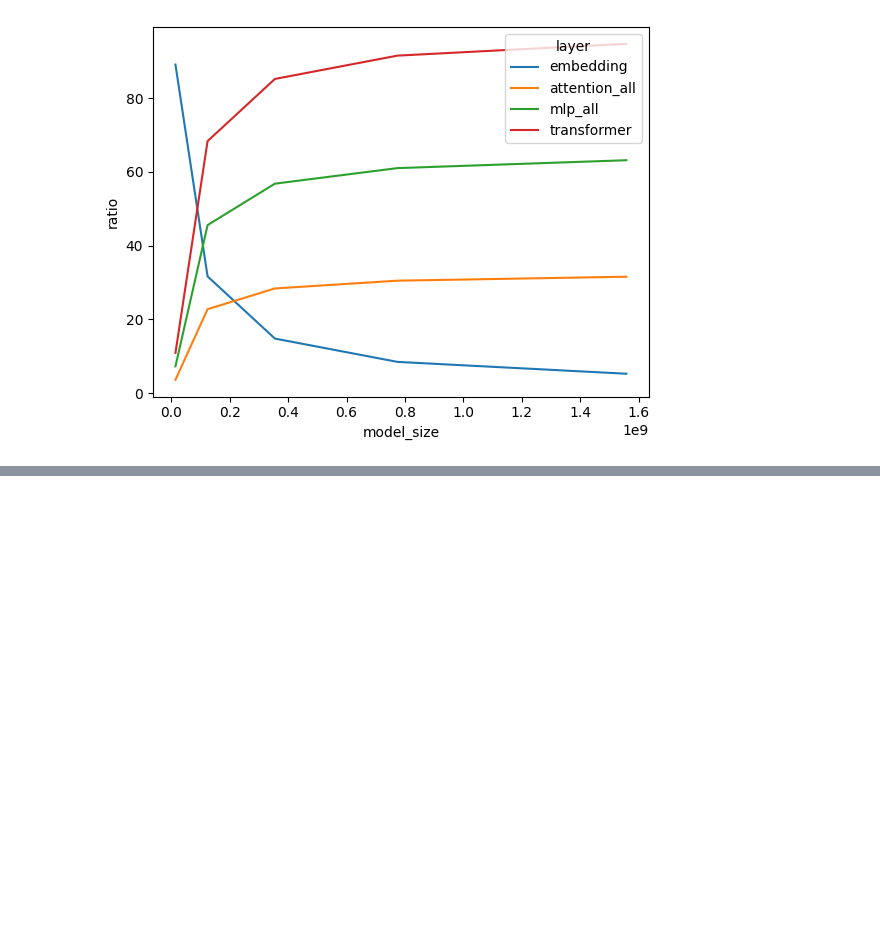
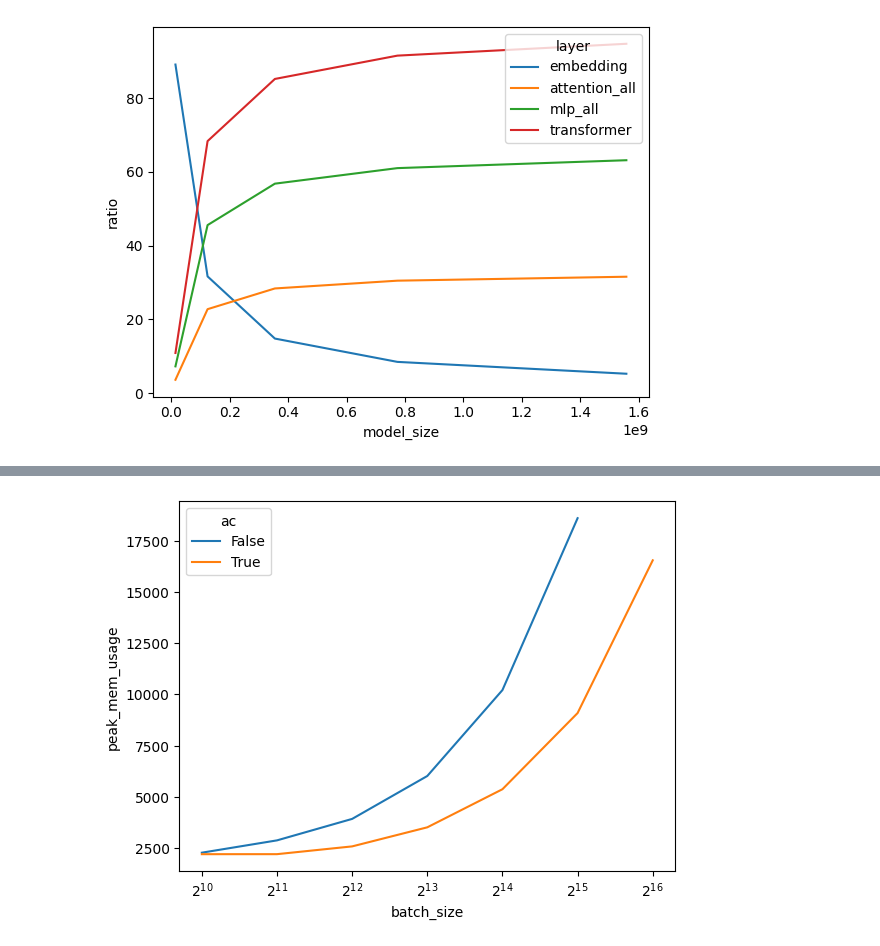
Before and after one commit to Jjschwartz/gollem, a Jupyter notebook: notebooks/activation_checkpointing.ipynb, the cells around one changed output, grey strips where cells are left out. Drawn from its saved outputs; the diff is of its cells as text; code cells hidden in the pictures; blank space fills up the shorter version.

```diff
--- a/notebooks/activation_checkpointing.ipynb
+++ b/notebooks/activation_checkpointing.ipynb
@@ -347,0 +355,26 @@ sb.lineplot(data=df, x="model_size", y="ratio", hue="layer")
+# %%
+from gollem.utils import get_base_dir_path
+
+results_dir = get_base_dir_path() / "results" / "gpt2_batch_size_benchmarking"
+no_ac_results_file_path = results_dir / "results_2025-02-09_09-54-36.csv"
+ac_results_file_path = results_dir / "results_2025-02-09_10-12-44_ac.csv"
+
+no_ac_df = pd.read_csv(no_ac_results_file_path)
+ac_df = pd.read_csv(ac_results_file_path)
+
+no_ac_df.head()
+ac_df.head()
+
+
+def get_batch_size_from_run_name(run_name: str) -> int:
+    return int(run_name.split("=")[1].split(" ")[0])
+
+
+no_ac_df["batch_size"] = no_ac_df["run_name"].apply(get_batch_size_from_run_name)
+ac_df["batch_size"] = ac_df["run_name"].apply(get_batch_size_from_run_name)
+no_ac_df["ac"] = False
+ac_df["ac"] = True
+
+# concat the two dataframes
+df = pd.concat([no_ac_df, ac_df])
+df.head()
@@ -347,0 +388,8 @@ sb.lineplot(data=df, x="model_size", y="ratio", hue="layer")
+# %%
+# plot mem usage vs batch size for ac and no ac
+# with log 2 scale on x axis
+sb.lineplot(data=df, x="batch_size", y="peak_mem_usage", hue="ac")
+plt.xscale("log", base=2)
+plt.show()
+# %% [output]
+[figure, added]
```
Also changed, not shown: parts of 7 cells of this notebook, 1 other file.
